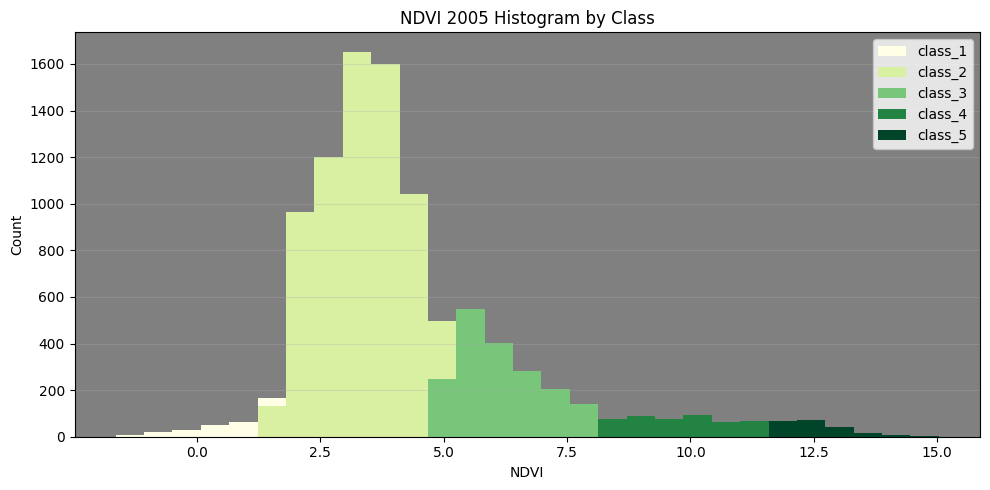
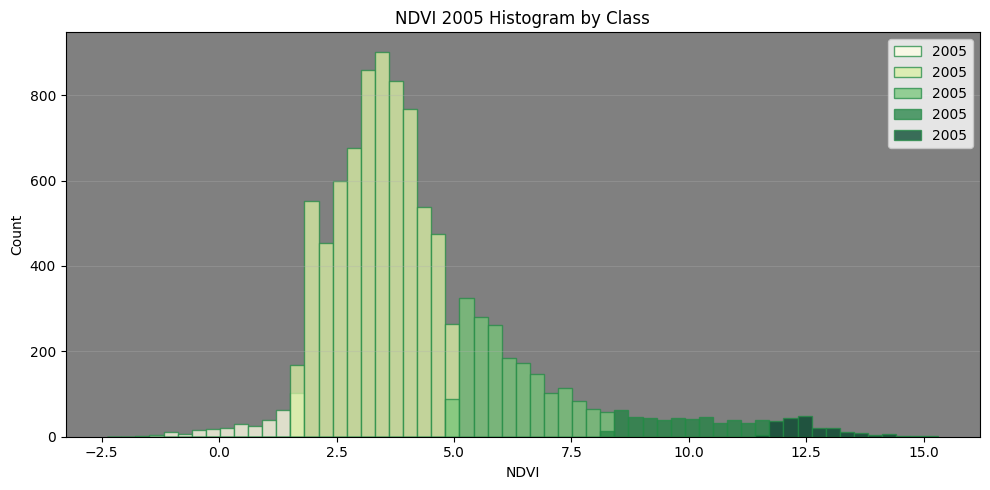
Unified diff of the notebook cell whose output changed from the first chart to the second:
--- before
+++ after
@@ -17,5 +17,14 @@
 if all_vals.size == 0:    
     raise ValueError('No numeric values to plot in ndvi_2005.')
-bins = np.linspace(float(np.nanmin(all_vals)), float(np.nanmax(all_vals)), 30)
+
+
+bin_width = 0.3
+bins = np.arange(
+    np.min([dataset1.min(), dataset2.min()]),
+    np.max([dataset1.max(), dataset2.max()]) + bin_width,
+    bin_width
+)
+
+#bins = np.linspace(float(np.nanmin(all_vals)), float(np.nanmax(all_vals)), 30)
 fig, ax = plt.subplots(figsize=(10, 5))
 for i, col in enumerate(class_cols):
@@ -23,5 +32,7 @@
        if vals.size == 0:   
              continue
-       ax.hist(vals, bins=bins, alpha=1, color=colors[i], label=col, histtype='stepfilled', linewidth=2)
+       #ax.hist(vals, bins=bins, alpha=1, color=colors[i], label=col, histtype='stepfilled', linewidth=2, edgecolor="#238b45")
+       ax.hist(vals, bins=bins, label="2005", color=colors[i], alpha=0.75, edgecolor="#238b45")
+
 ax.set_title('NDVI 2005 Histogram by Class')
 ax.set_xlabel('NDVI')

Commit: adding background color and edgecolor to the hist.